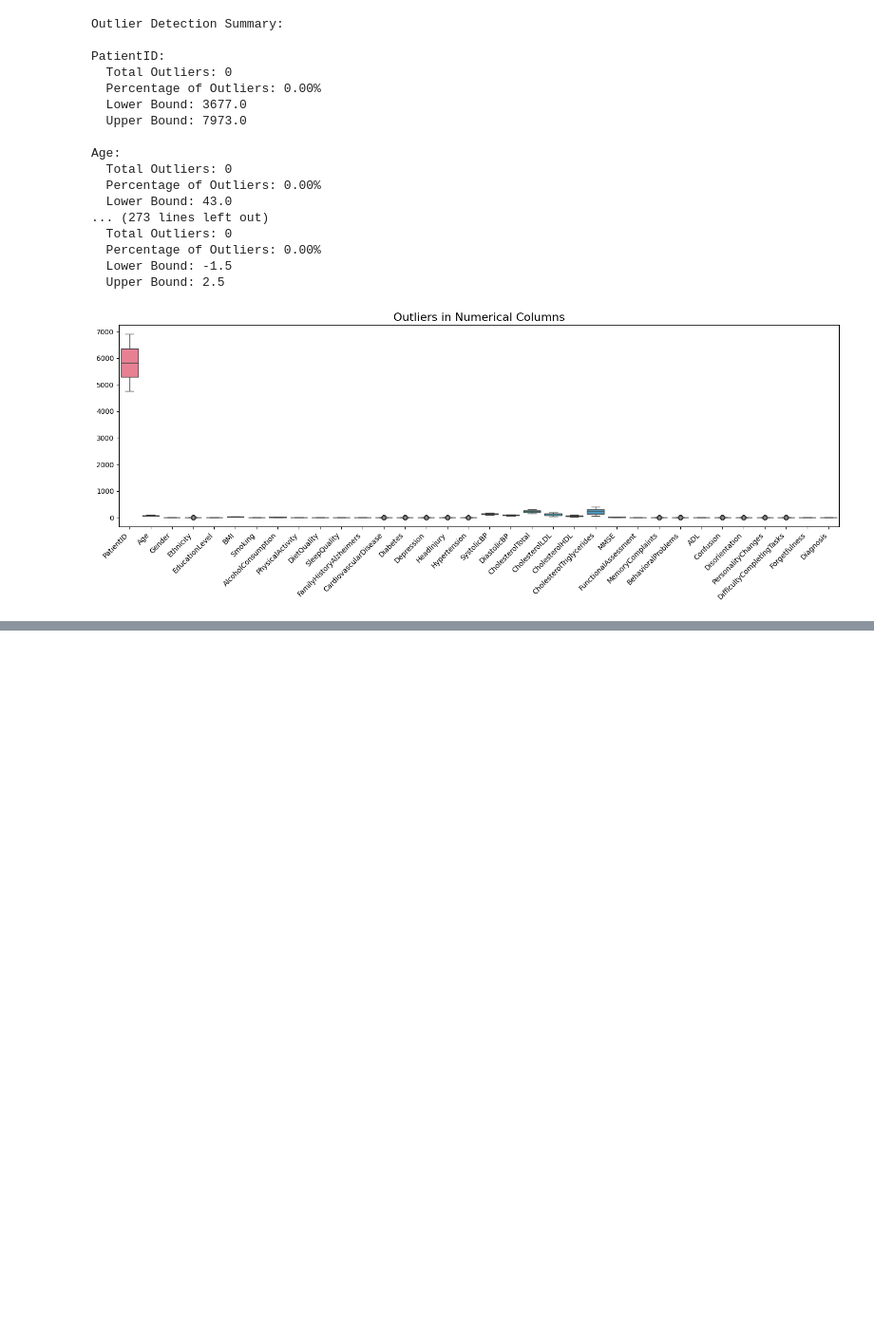
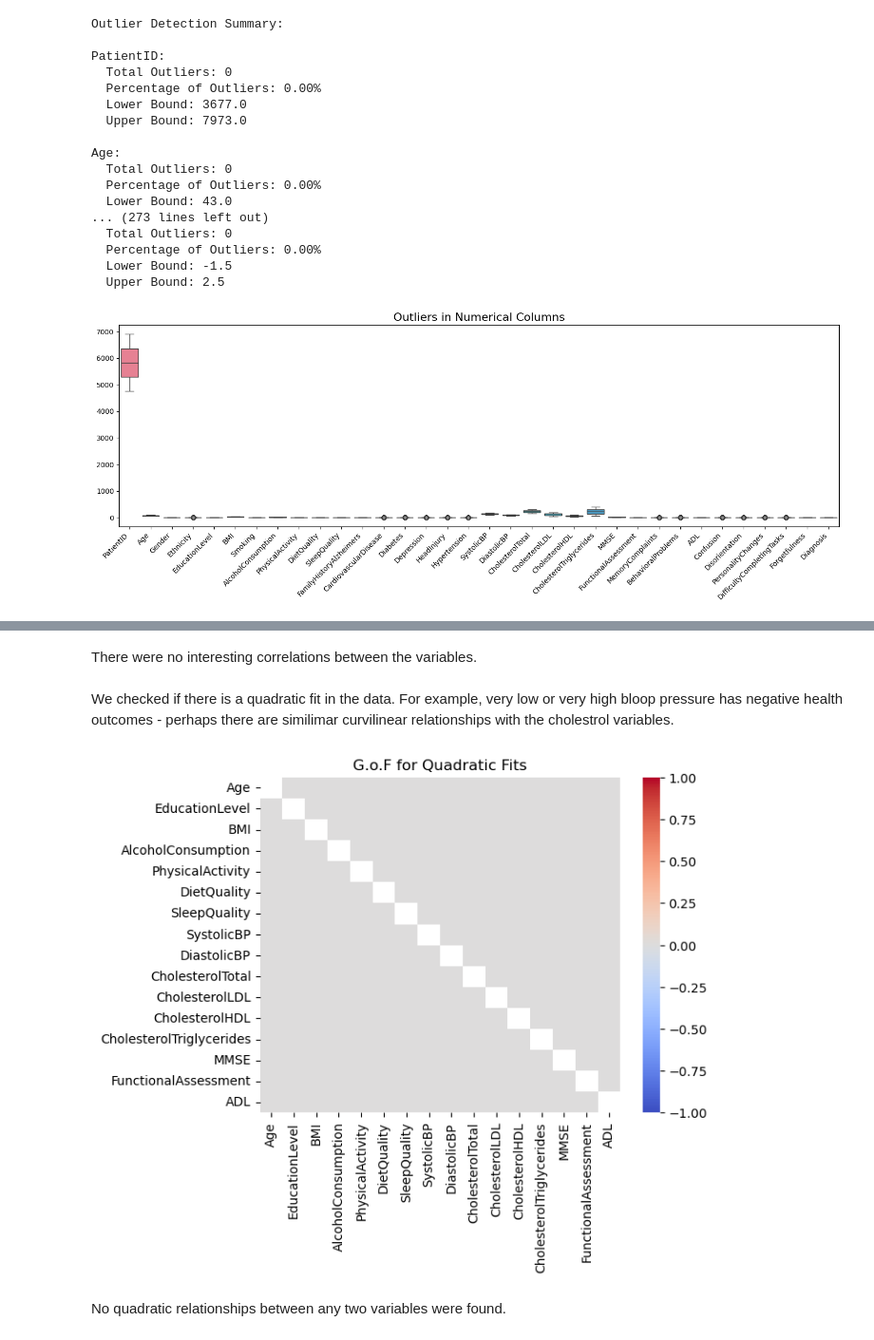
Before and after one commit to niconap/sda-project, a Jupyter notebook: visualisations.ipynb, the cells around one changed output, grey strips where cells are left out. Shown at 95% size. Drawn from its saved outputs; the diff is of its cells as text; code cells hidden in the pictures; blank space fills up the shorter version.

```diff
--- a/visualisations.ipynb
+++ b/visualisations.ipynb
@@ -321,0 +337,34 @@ test
+# %% [markdown]
+There were no interesting correlations between the variables.
+# %% [markdown]
+We checked if there is a quadratic fit in the data. For example, very low or very high bloop pressure has negative health outcomes - perhaps there are similimar curvilinear relationships with the cholestrol variables.
+# %%
+from sklearn.preprocessing import PolynomialFeatures
+from sklearn.linear_model import LinearRegression
+from sklearn.metrics import r2_score
+
+r2_matrix = pd.DataFrame(index=numerical_variables, columns=numerical_variables)
+
+# Polynomial feature transformation - quadratic
+poly = PolynomialFeatures(degree=2)
+
+# fit quadratic models and calculate R^2
+for col1 in numerical_variables:
+    for col2 in numerical_variables:
+        if col1 != col2:
+            X = df[[col1]]
+            y = df[col2]
+            X_poly = poly.fit_transform(X)
+            model = LinearRegression().fit(X_poly, y)
+            y_pred = model.predict(X_poly)
+            r2 = r2_score(y, y_pred)
+            r2_matrix.loc[col1, col2] = r2
+
+r2_matrix = r2_matrix.apply(pd.to_numeric)
+sns.heatmap(r2_matrix, cmap='coolwarm', vmin=-1, vmax=1)
+plt.title('G.o.F for Quadratic Fits')
+plt.show()
+# %% [output]
+[figure, added]
+# %% [markdown]
+No quadratic relationships between any two variables were found.
```
Also changed, not shown: parts of 3 cells of this notebook.
